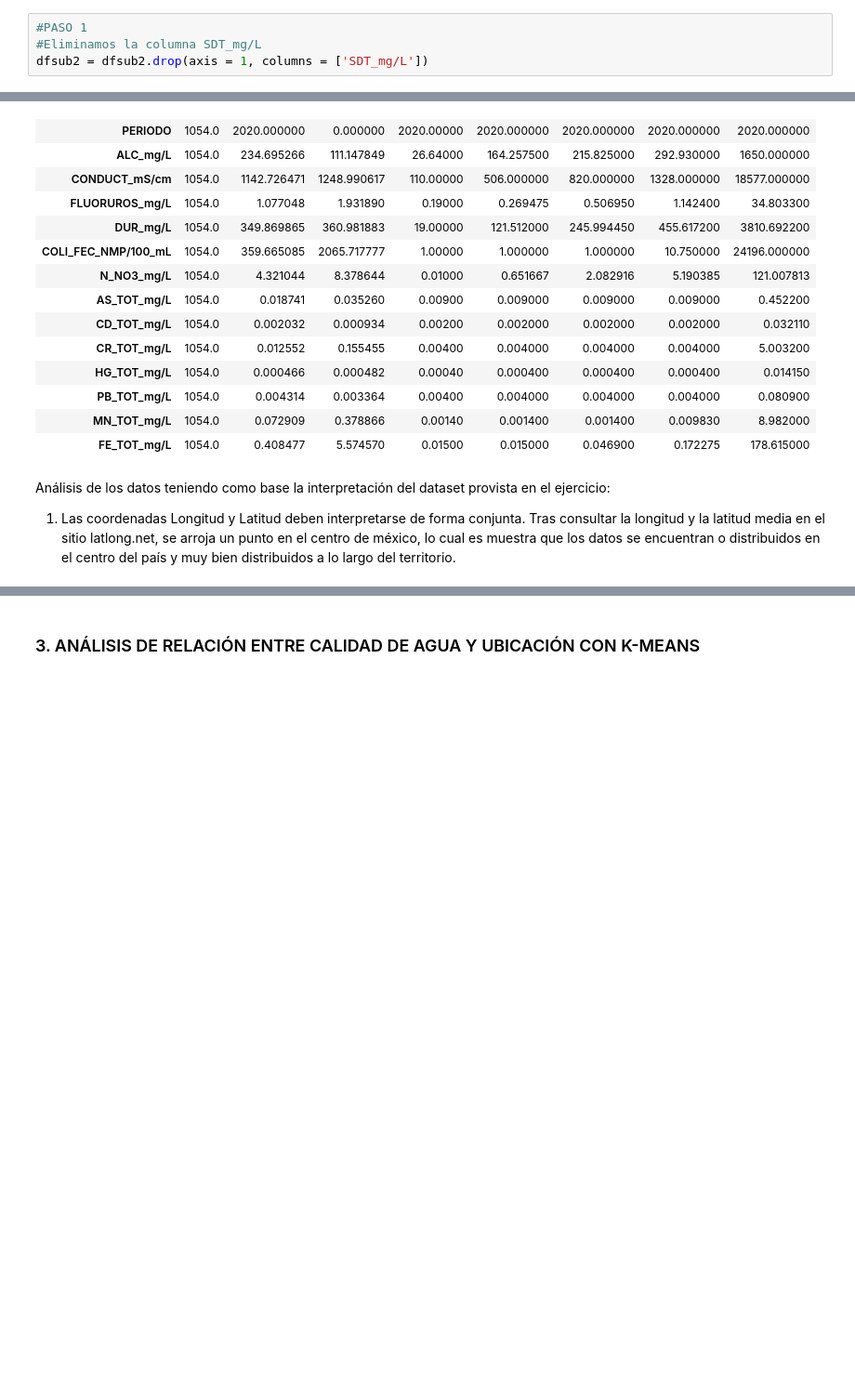
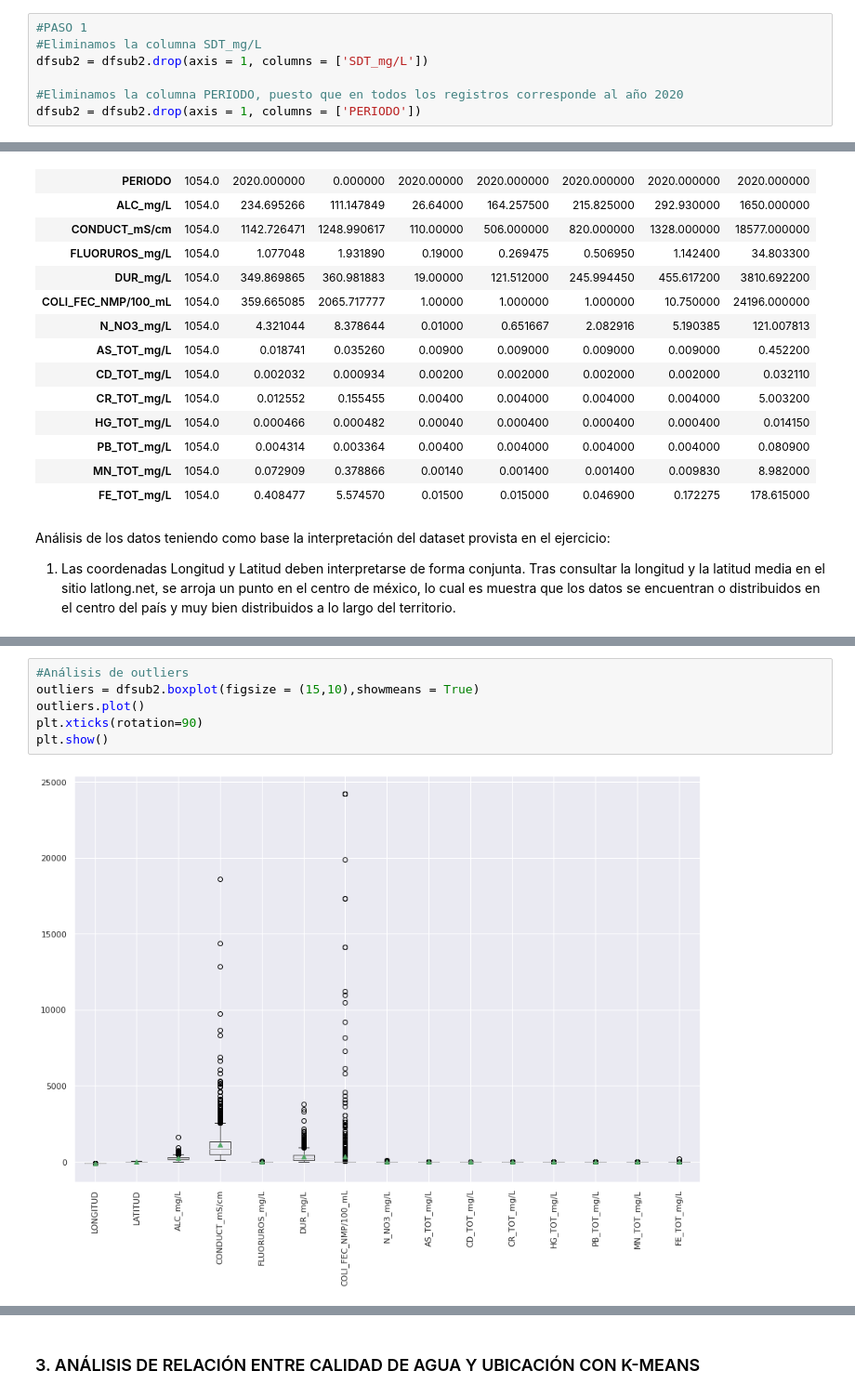
Before and after one commit to PosgradoMNA/actividades-del-proyecto-equipo-149, a Jupyter notebook: Reto_P1_AguasSubterraneas_Equipo149.ipynb, the cells around one changed output, grey strips where cells are left out. Shown: that part at 93% size. Cells and saved outputs as stored; diff of their text form; blank space fills up the shorter version.

```diff
--- a/Reto_P1_AguasSubterraneas_Equipo149.ipynb
+++ b/Reto_P1_AguasSubterraneas_Equipo149.ipynb
@@ -165,6 +165,9 @@ dfsub2 = dfsub.copy()
 #PASO 1
 #Eliminamos la columna SDT_mg/L
 dfsub2 = dfsub2.drop(axis = 1, columns = ['SDT_mg/L'])
+
+#Eliminamos la columna PERIODO, puesto que en todos los registros corresponde al año 2020
+dfsub2 = dfsub2.drop(axis = 1, columns = ['PERIODO'])
 # %%
 #Analisis de CONTAMINANTES
 print (dfsub2['CONTAMINANTES'].value_counts())
@@ -456,3 +455,11 @@ PB_TOT_mg/L - Plomo: potable excelente considerando mediana, q1 y q3
 MN_TOT_mg/L - Manganeso: potable excelente considerando mediana, q1 y q3
 
 FE_TOT_mg/L - Hierro: potable excelente considerando mediana, q1 y q3
+# %%
+#Análisis de outliers
+outliers = dfsub2.boxplot(figsize = (15,10),showmeans = True)
+outliers.plot()
+plt.xticks(rotation=90)
+plt.show()
+# %% [output]
+[figure, added]
```
Also changed, not shown: parts of 5 cells of this notebook.
